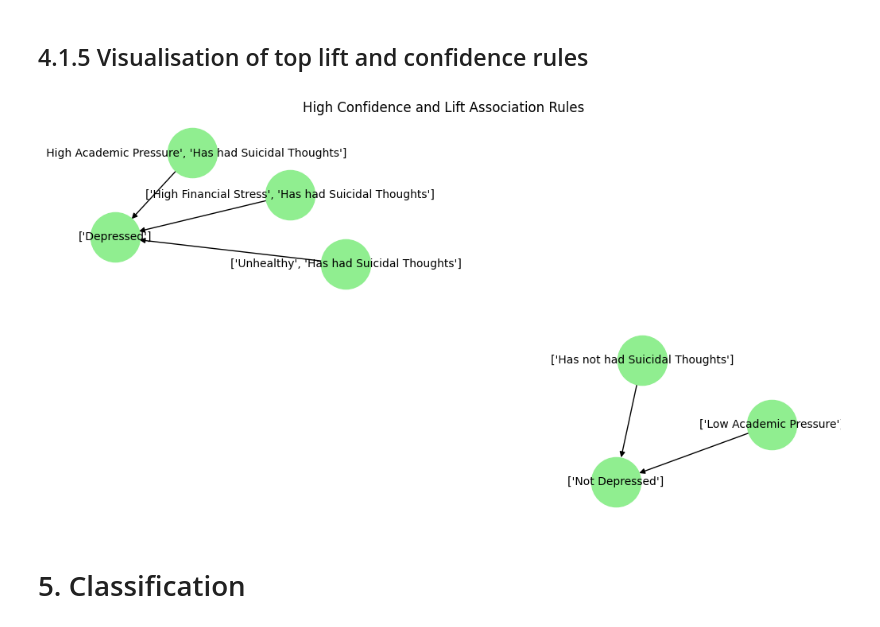
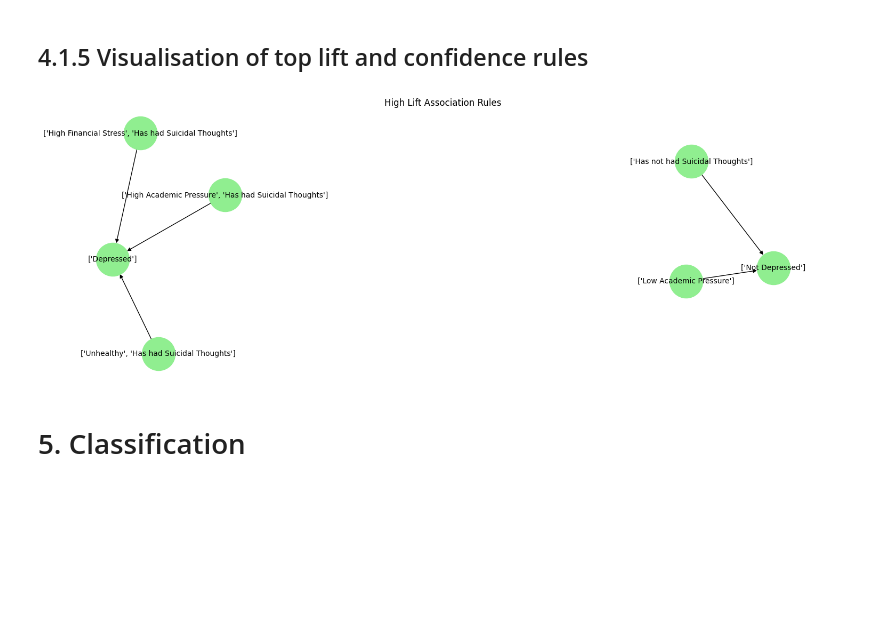
Before and after one commit to abbiereid/Student_Depression_Analysis, a Jupyter notebook: StudentDepression_Analysis.ipynb, the cells around one changed output. Cells and saved outputs as stored; diff of their text form; code cells hidden in the pictures; blank space fills up the shorter version.

```diff
--- a/StudentDepression_Analysis.ipynb
+++ b/StudentDepression_Analysis.ipynb
@@ -208,7 +208,7 @@ def create_network_graph(df : DataFrame, title="Network Graph", condition : call
 
     pos = nx.spring_layout(graph)
 
-    plt.figure(figsize=(10, 5))
+    plt.figure(figsize=(15, 5))
     nx.draw(graph, pos, with_labels=True, node_size=2000, node_color='lightgreen', font_size=10)
     show_plot(plt, title)
 # %% [markdown]
@@ -515,9 +515,9 @@ Numbers of rules 19
 # %% [markdown]
 ## 4.1.5 Visualisation of top lift and confidence rules
 # %%
-create_network_graph(associationRules, "High Confidence and Lift Association Rules", condition=lambda rule: rule["confidence"] > 0.7 and rule["lift"] > 1.4)
+create_network_graph(associationRules, "High Lift Association Rules", condition=lambda rule: rule["lift"] > 1.4)
 # %% [output]
-[figure, old version]
+[figure, new version]
 # %% [markdown]
 # 5. Classification
 # %% [markdown]
```
